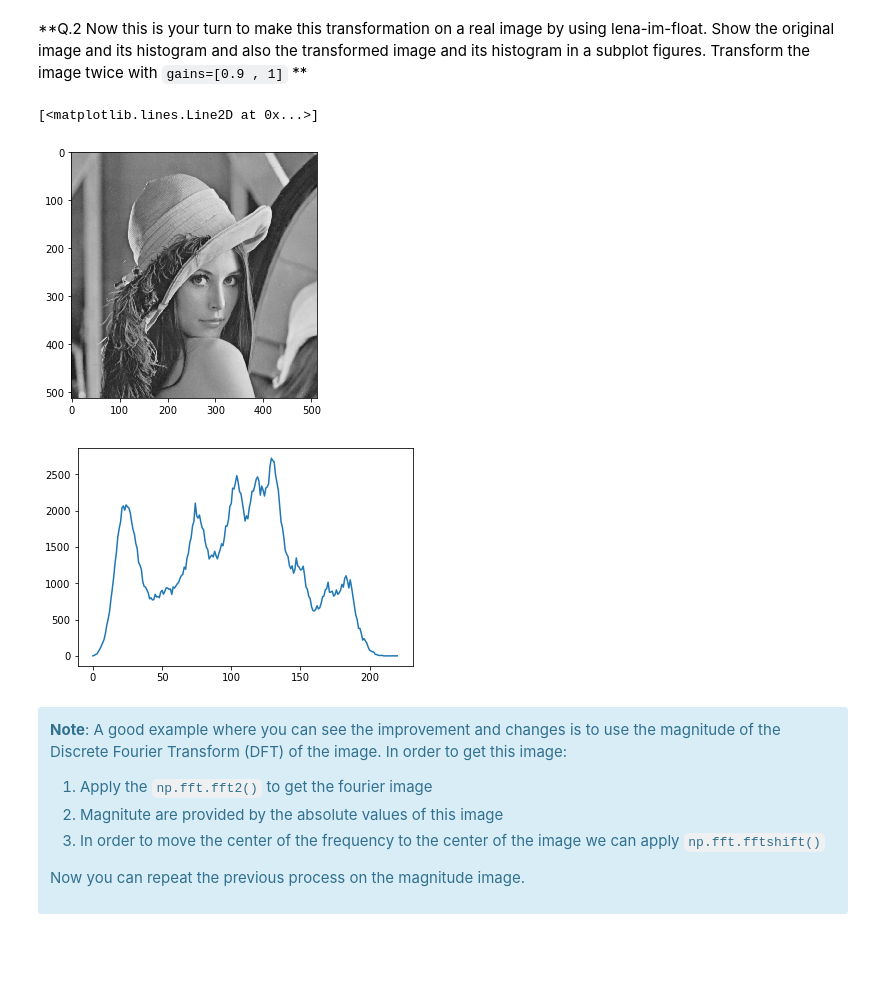
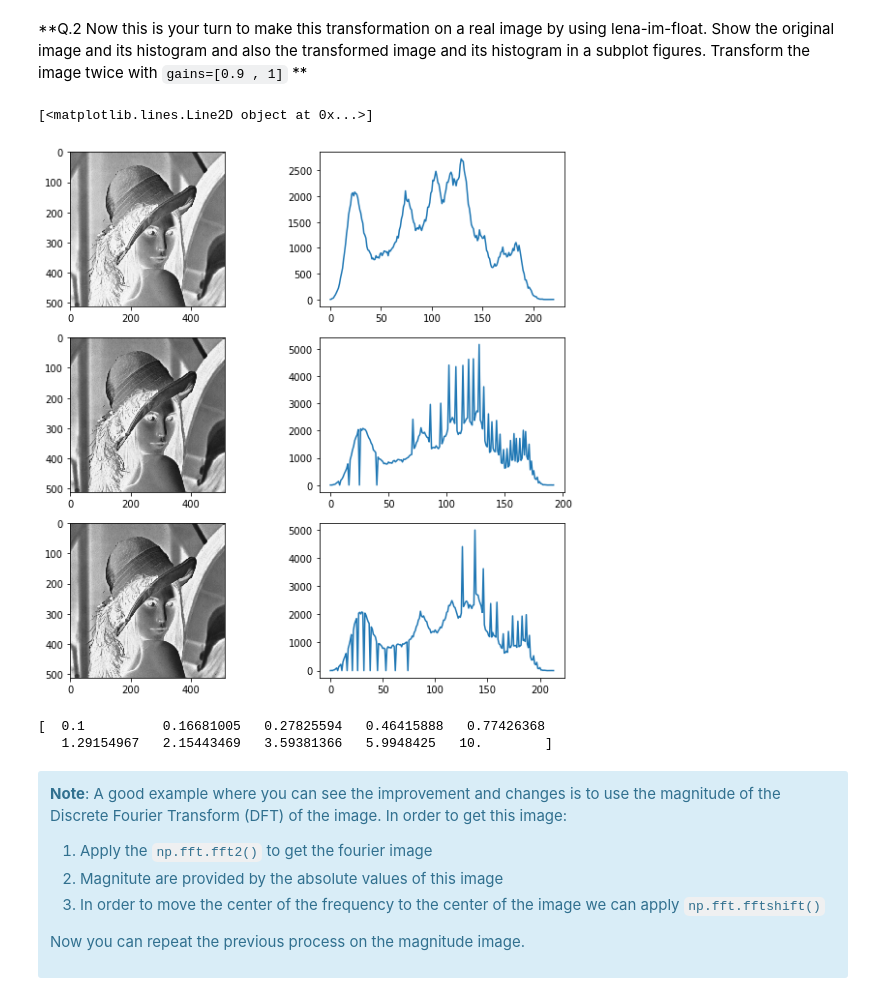
Before and after one commit to AntoineMerlet/B31XB-IIP-TP-1718, a Jupyter notebook: 2-image-enhancement/2-enhancement.ipynb, the cells around one changed output. Saved outputs shown, nothing was run; the diff lists cells and outputs as text; code cells hidden in the pictures; blank space fills up the shorter version.

```diff
--- a/2-image-enhancement/2-enhancement.ipynb
+++ b/2-image-enhancement/2-enhancement.ipynb
@@ -54,18 +54,31 @@ plt.show()
 Show the original image and its histogram and also the transformed image and its histogram in a subplot figures.
 Transform the image twice with `gains=[0.9 , 1]`
 **
-# %%
-lenapath = "./images/lena-grey.bmp"
-lena1 = io.imread(lenapath)
-lenahist = exposure.histogram(lena1)
-plt.figure(1)
-io.imshow(lena1)
-plt.figure(2)
-plt.plot(lenahist[0])
-# %% [output]
-[<matplotlib.lines.Line2D at 0x...>]
-[figure, removed]
-[figure, removed]
+# %%
+ lenapath = "./images/lena-grey.bmp"
+
+lena1 = io.imread(lenapath)
+lena2 = exposure.adjust_log(lena1, gain=0.9)
+lena3 = exposure.adjust_log(lena1, gain=1)
+
+fig, axes = plt.subplots(nrows=3, ncols=2, figsize=(10, 10))
+ax0, ax1, ax2, ax3, ax4, ax5 = axes.ravel()
+ax0.imshow(lena1, cmap=cm.Greys)
+ax1.plot(exposure.histogram(lena1)[0])
+
+ax2.imshow(lena2, cmap=cm.Greys)
+ax3.plot(exposure.histogram(lena2)[0])
+
+ax4.imshow(lena3, cmap=cm.Greys)
+ax5.plot(exposure.histogram(lena3)[0])
+# %% [output]
+[<matplotlib.lines.Line2D object at 0x...>]
+[figure, added]
+# %%
+print(gamma)
+# %% [output]
+[  0.1          0.16681005   0.27825594   0.46415888   0.77426368
+   1.29154967   2.15443469   3.59381366   5.9948425   10.        ]
 # %% [markdown]
 <div class="alert alert-info">
 
```
Also changed, not shown: parts of 11 cells of this notebook.
